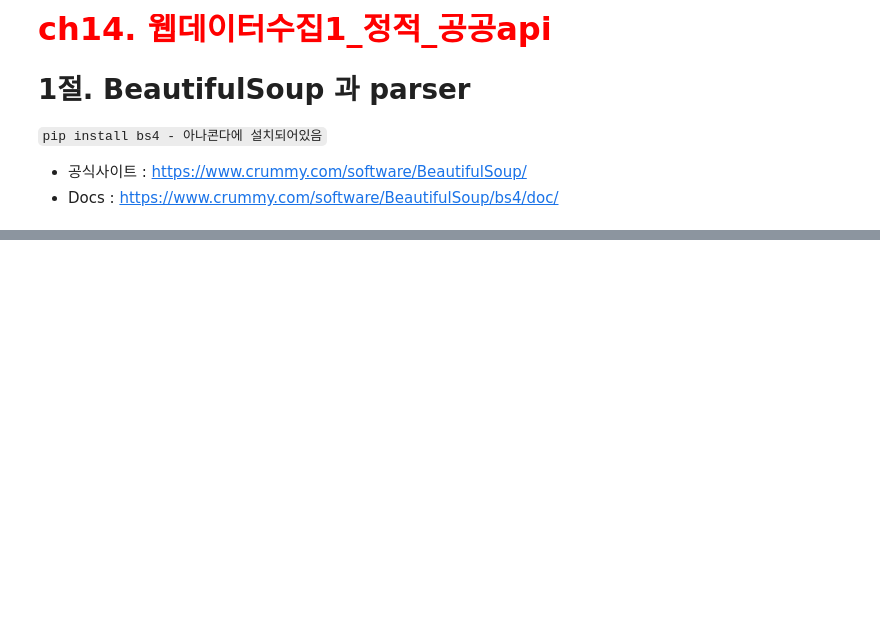
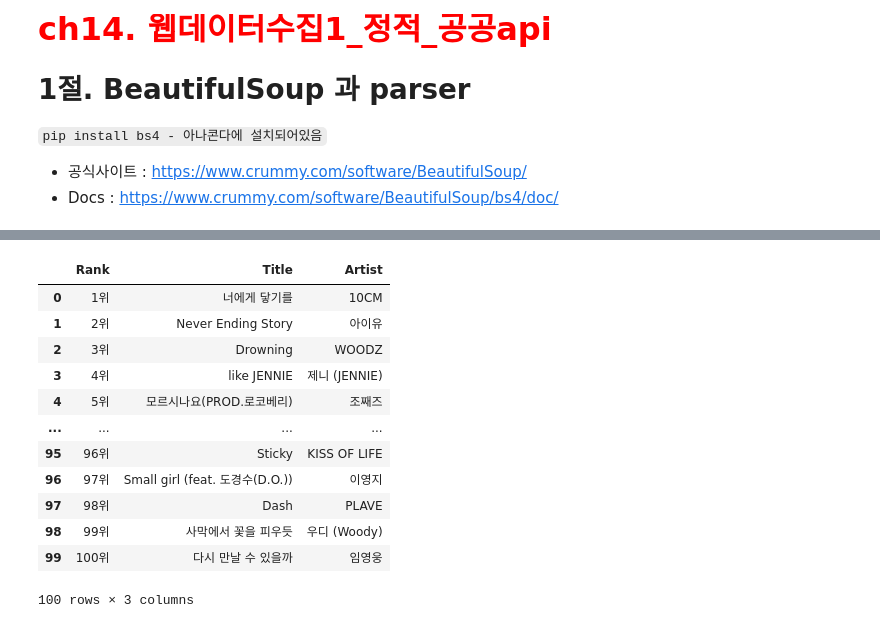
Before and after one commit to jsa3338/AI-X, a Jupyter notebook: source/01_python/ch14_웹데이터수집1_정적_공공api.ipynb, the cells around one changed output, grey strips where cells are left out. Cells and saved outputs as stored; diff of their text form; code cells hidden in the pictures; blank space fills up the shorter version.

```diff
--- a/source/01_python/ch14_웹데이터수집1_정적_공공api.ipynb
+++ b/source/01_python/ch14_웹데이터수집1_정적_공공api.ipynb
@@ -22,0 +266,3 @@ table.dataframe{font-size:12px;}
+# %%
+for idx, (t, p, u, s) in enumerate(zip(title, price, unit, status)):
+    print(f'{idx+1}. {t} : {p}{u} - {s}')
@@ -22,0 +637,9 @@ table.dataframe{font-size:12px;}
+# %%
+# 방법1
+import requests
+response = requests.get('https://www.yes24.com/product/category/bestseller?categoryNumber=001&pageNumber=1&pageSize=24')
+soup = BeautifulSoup(response.content,
+                    "html.parser")
+gd_names = soup.select('a.gd_name')
+for i, gd_name  in enumerate(gd_names):
+        print(f'{i+1}. {gd_name.text}')
@@ -22,0 +677,13 @@ table.dataframe{font-size:12px;}
+# %%
+# 방법 2
+from urllib.request import urlopen, Request
+url = "https://www.melon.com/chart/"
+headers = {'user-agent' :
+         'Mozilla/5.0 (Windows NT 10.0; Win64; x64) AppleWebKit/537.36 (KHTML, like Gecko) Chrome/136.0.0.0 Safari/537.36'}
+request = Request(url, headers=headers)
+melon_chart = urlopen(request)
+
+#방법 1
+melon_chart = requests.get(url, headers=headers)
+soup = BeautifulSoup(melon_chart.text, 'html.parser')
+soup
@@ -22,0 +708,33 @@ table.dataframe{font-size:12px;}
+# %%
+# 멜론 순위, 곡명, 가수명, 좋아요수
+# 1위 | 너에게 닿기를 | 10CM | ♥ 85,756
+# 곡명 = div.wrap_song_info > div.ellipsis.rank01
+# 가수명 = div.wrap_song_info > div.ellipsis.rank02 > span
+# 좋아요수 = div.wrap > button > span.cnt
+titles = soup.select('div.wrap_song_info > div.ellipsis.rank01')
+title = [t.text.strip() for t in titles]
+# len(title), title
+artists = soup.select('div.wrap_song_info > div.ellipsis.rank02 > span')
+artist = [a.text for a in artists]
+chart = []
+for i, (t, a) in enumerate(zip(title, artist)):
+    chart.append({'Rank' : str(i+1)+'위',
+                  'Title': t,
+                  'Artist' : a})
+
+chart_df = pd.DataFrame(chart)
+chart_df
+# %% [output]
+|  | Rank | Title | Artist |
+| 0 | 1위 | 너에게 닿기를 | 10CM |
+| 1 | 2위 | Never Ending Story | 아이유 |
+| 2 | 3위 | Drowning | WOODZ |
+| 3 | 4위 | like JENNIE | 제니 (JENNIE) |
+| 4 | 5위 | 모르시나요(PROD.로코베리) | 조째즈 |
+| ... | ... | ... | ... |
+| 95 | 96위 | Sticky | KISS OF LIFE |
+| 96 | 97위 | Small girl (feat. 도경수(D.O.)) | 이영지 |
+| 97 | 98위 | Dash | PLAVE |
+| 98 | 99위 | 사막에서 꽃을 피우듯 | 우디 (Woody) |
+| 99 | 100위 | 다시 만날 수 있을까 | 임영웅 |
+100 rows × 3 columns
```
Also changed, not shown: parts of 45 cells of this notebook, 3 other files.
